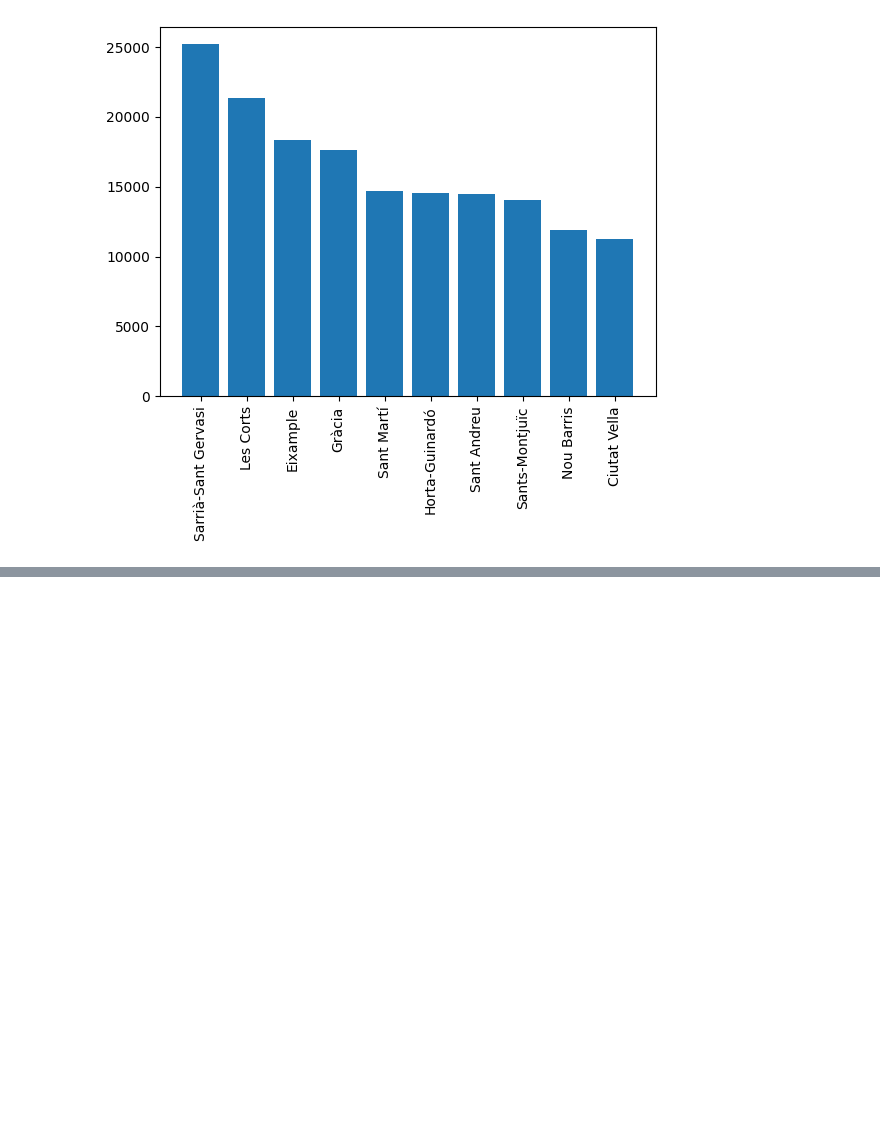
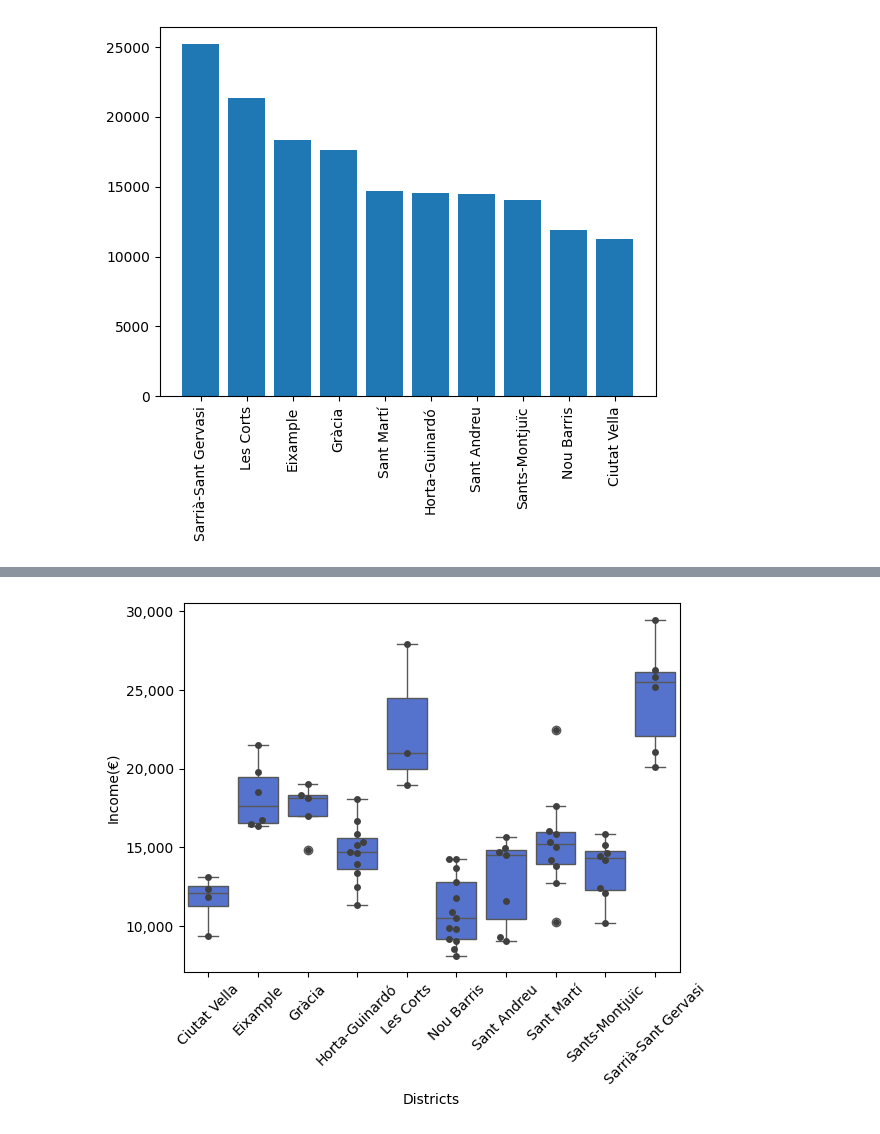
Before and after one commit to JuliaAT/AVDM-project, a Jupyter notebook: DataTreatment(EnriqueGarcíaOrtiz).ipynb, the cells around one changed output, grey strips where cells are left out. Cells and saved outputs as stored; diff of their text form; code cells hidden in the pictures; blank space fills up the shorter version.

```diff
--- a/DataTreatment(EnriqueGarcíaOrtiz).ipynb
+++ b/DataTreatment(EnriqueGarcíaOrtiz).ipynb
@@ -110,3 +113,7 @@ Sant Martí
 # %%
-mapofbarcelonadistrictswincome
+income_df_refinedforboxplot=income_df.groupby(['Nom_Districte','Nom_Barri']).agg({'Codi_Districte':'mean','Codi_Barri':'mean','Import_Euros': 'mean'}).reset_index()
+income_df_refinedforboxplot['Codi_Districte']=income_df_refinedforboxplot['Codi_Districte'].astype(int)
+income_df_refinedforboxplot['Codi_Barri']=income_df_refinedforboxplot['Codi_Barri'].astype(int)
+barris=income_df_refinedforboxplot['Nom_Barri'].dropna().tolist()
+print(barris, len(barris))
 # %% [output]
@@ -124,0 +121,15 @@ mapofbarcelonadistrictswincome
+# %%
+
+# Create a boxplot
+sns.boxplot(x='Nom_Districte', y='Import_Euros', data=income_df_refinedforboxplot,color='royalblue')
+# Add swarmplot for individual data points
+sns.swarmplot(x='Nom_Districte', y='Import_Euros', data=income_df_refinedforboxplot, color=".25")
+plt.gca().yaxis.set_major_formatter(plt.matplotlib.ticker.StrMethodFormatter("{x:,.0f}"))
+plt.ylabel('Income(€)')
+plt.xlabel('Districts')
+plt.xticks(rotation=45)
+# Show the plot
+plt.show()
+#The data plotted is the mean income for each neighborhood over the years!!!
+# %% [output]
+[figure, added]
```
Also changed, not shown: parts of 4 cells of this notebook, 2 other files.
